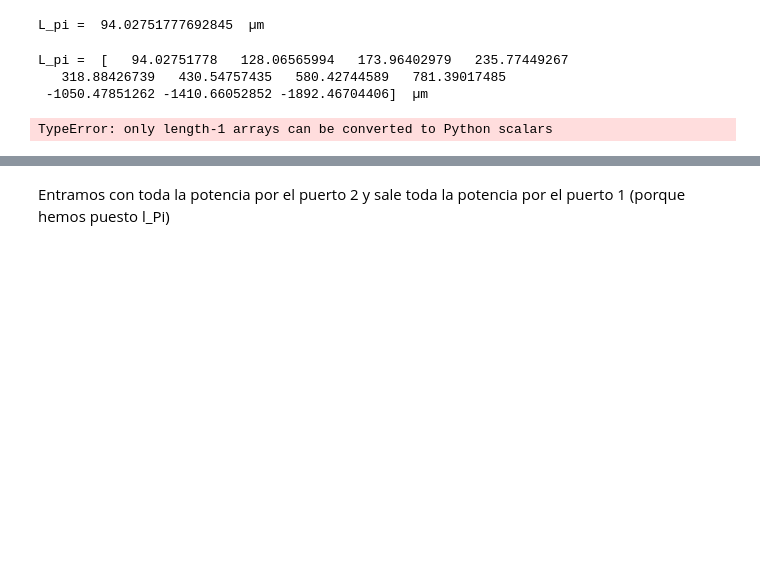
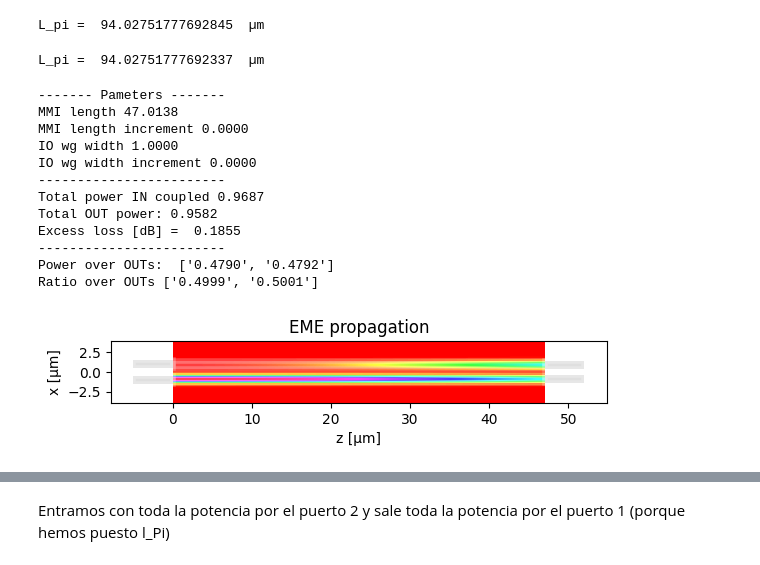
Before and after one commit to sergiipla834/pic-upv-lab2, a Jupyter notebook: COUPLERS_Student.ipynb, the cells around one changed output, grey strips where cells are left out. Drawn from its saved outputs; the diff is of its cells as text; code cells hidden in the pictures; blank space fills up the shorter version.

Commit message:
Plots w_gap

```diff
--- a/COUPLERS_Student.ipynb
+++ b/COUPLERS_Student.ipynb
@@ -102,49 +102,58 @@ L_pi =  94.02751777692845  µm
 # %%
 # Simulation flow for Directional Couplers
 # Define your geometrical parameters here
-wg_gap = np.linspace(0.6,1.6,11) # Student. Gap between waveguides
+wg_gap = 0.6 # Student. Gap between waveguides
 wg_width = 1.2 # Student. Core waveguides width
-L_pi = np.zeros(11)
 
 d = wg_width + wg_gap
 wg_N = 2
 
-for i in range(11):
-    m = DC_EME() # Here you instantiate a Directional Coupler to be simulated with the Eigen-mode expansion (EME) algorithm.
-    m.MMI_num_modes = 12 # Number of modes to be calculated. Here, the higher, the better since we are going to calculate
+
+m = DC_EME() # Here you instantiate a Directional Coupler to be simulated with the Eigen-mode expansion (EME) algorithm.
+m.MMI_num_modes = 12 # Number of modes to be calculated. Here, the higher, the better since we are going to calculate
                     # the propagation based on the mode decomposition.
-    m.DC_wg_gap = wg_gap[i] # Gap between waveguides
-    m.DC_wg_width = wg_width # Width of the waveguides core
-    m.DC_N_waveguides = wg_N
+m.DC_wg_gap = wg_gap # Gap between waveguides
+m.DC_wg_width = wg_width # Width of the waveguides core
+m.DC_N_waveguides = wg_N
 
 # 1) Compute de DC modes - Only execute whenever a geometrical parameter is changed. Takes time to find the modes.
-    m.find_all_modes()
+m.find_all_modes()
 
 # 2) Get the L_pi
-    L_pi[i] = m.get_L_pi()
+L_pi = m.get_L_pi()
 print("L_pi = ", L_pi, " µm")
 # %% [output]
-L_pi =  [   94.02751778   128.06565994   173.96402979   235.77449267
-   318.88426739   430.54757435   580.42744589   781.39017485
- -1050.47851262 -1410.66052852 -1892.46704406]  µm
+L_pi =  94.02751777692337  µm
 # %%
 # IMPORTANT!!!
 # # If you DON'T change any geometrical parameter
 # (waveguide widths or gap) you can skip last cell.
 # YOU CAN RUN the lines below as many times as you wish
 # (SAVES TIME)
 
 # 3) Configure DC
 # DC I/O number
 m.n_IN = 2
 m.n_OUT = 2
 
-m.L_MMI = L_pi # Since we use the same library for propagation simulations of MMI and DC
+m.L_MMI = 0.5*np.abs(L_pi) # Since we use the same library for propagation simulations of MMI and DC
                     # some variables might be identified as "MMI". Sorry about that (:
                     # Might change in the future
 
 # 4) Run propagation - get power transfer and plot propagation
-for i in L_pi:
-    m.propagation()
+
+m.propagation()
 # %% [output]
-TypeError: only length-1 arrays can be converted to Python scalars
+------- Pameters -------
+MMI length 47.0138
+MMI length increment 0.0000
+IO wg width 1.0000
+IO wg width increment 0.0000
+------------------------
+Total power IN coupled 0.9687
+Total OUT power: 0.9582
+Excess loss [dB] =  0.1855
+------------------------
+Power over OUTs:  ['0.4790', '0.4792']
+Ratio over OUTs ['0.4999', '0.5001']
+[figure, added]
```
Also changed, not shown: parts of 11 cells of this notebook.
